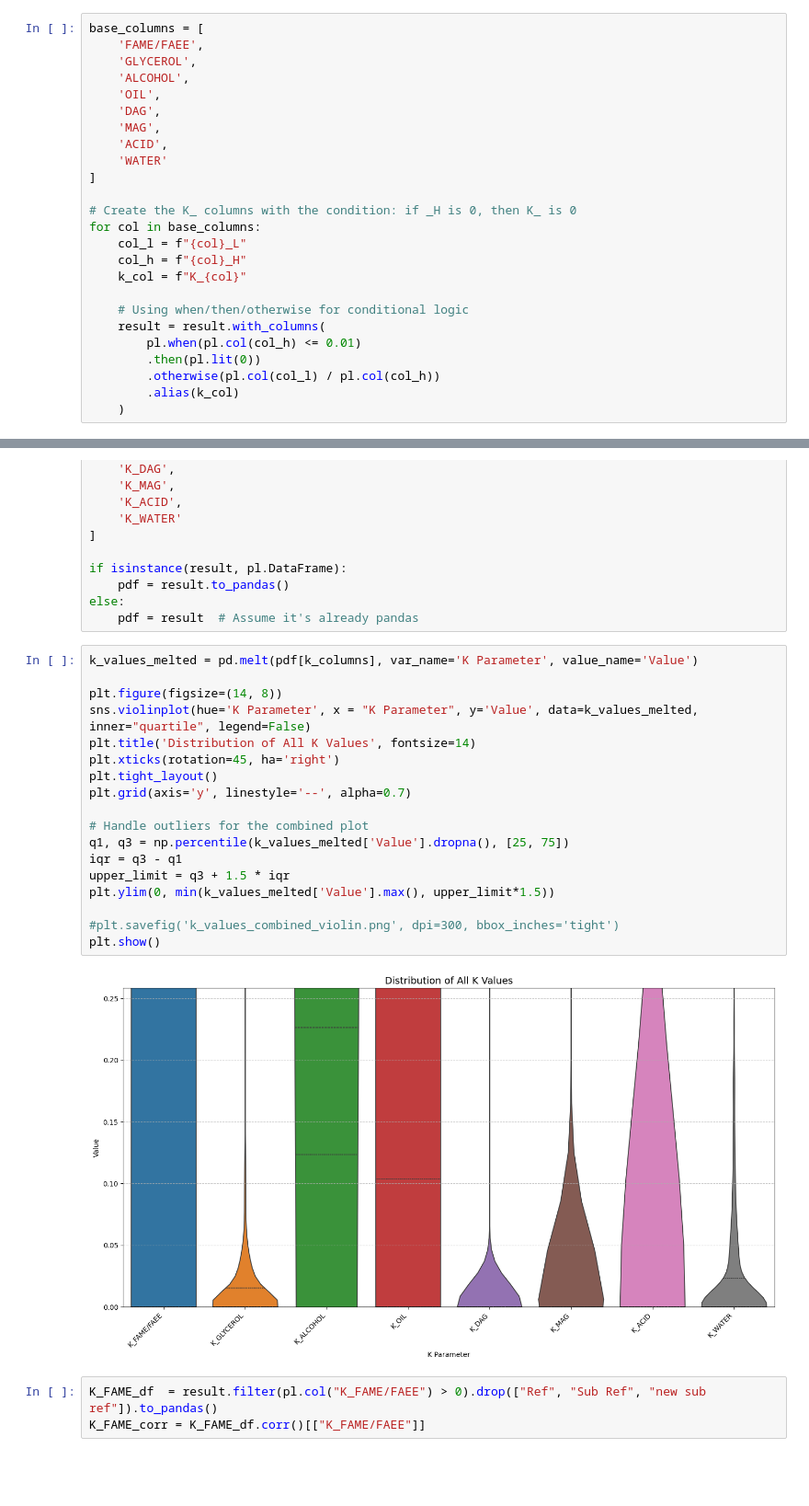
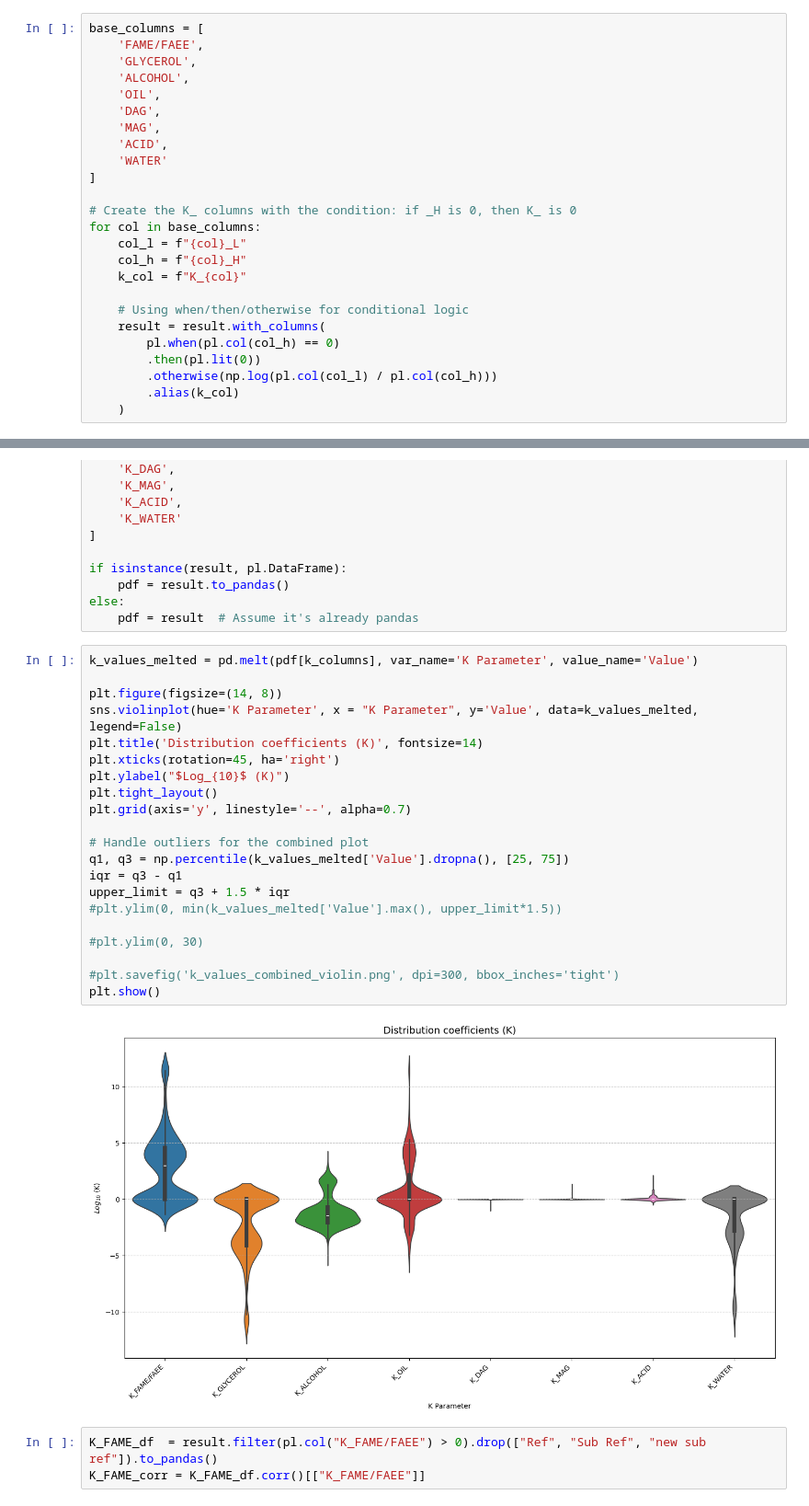
Before and after one commit to Juandhb99/ThermOleo, a Jupyter notebook: ExperimentalData/experimental_data_analysis.ipynb, the cells around one changed output, grey strips where cells are left out. Shown at 92% size. Saved outputs shown, nothing was run; the diff lists cells and outputs as text; blank space fills up the shorter version.

```diff
--- a/ExperimentalData/experimental_data_analysis.ipynb
+++ b/ExperimentalData/experimental_data_analysis.ipynb
@@ -640,9 +642,9 @@ for col in base_columns:
 
     # Using when/then/otherwise for conditional logic
     result = result.with_columns(
-        pl.when(pl.col(col_h) <= 0.01)
+        pl.when(pl.col(col_h) == 0)
         .then(pl.lit(0))
-        .otherwise(pl.col(col_l) / pl.col(col_h))
+        .otherwise(np.log(pl.col(col_l) / pl.col(col_h)))
         .alias(k_col)
     )
 # %%
@@ -664,23 +666,26 @@ else:
 # %%
 k_values_melted = pd.melt(pdf[k_columns], var_name='K Parameter', value_name='Value')
 
 plt.figure(figsize=(14, 8))
-sns.violinplot(hue='K Parameter', x = "K Parameter", y='Value', data=k_values_melted, inner="quartile", legend=False)
-plt.title('Distribution of All K Values', fontsize=14)
+sns.violinplot(hue='K Parameter', x = "K Parameter", y='Value', data=k_values_melted, legend=False)
+plt.title('Distribution coefficients (K)', fontsize=14)
 plt.xticks(rotation=45, ha='right')
+plt.ylabel("$Log_{10}$ (K)")
 plt.tight_layout()
 plt.grid(axis='y', linestyle='--', alpha=0.7)
 
 # Handle outliers for the combined plot
 q1, q3 = np.percentile(k_values_melted['Value'].dropna(), [25, 75])
 iqr = q3 - q1
 upper_limit = q3 + 1.5 * iqr
-plt.ylim(0, min(k_values_melted['Value'].max(), upper_limit*1.5))
+#plt.ylim(0, min(k_values_melted['Value'].max(), upper_limit*1.5))
+
+#plt.ylim(0, 30)
 
 #plt.savefig('k_values_combined_violin.png', dpi=300, bbox_inches='tight')
 plt.show()
 # %% [output]
-[figure, old version]
+[figure, new version]
 # %%
 K_FAME_df  = result.filter(pl.col("K_FAME/FAEE") > 0).drop(["Ref", "Sub Ref", "new sub ref"]).to_pandas()
 K_FAME_corr = K_FAME_df.corr()[["K_FAME/FAEE"]]
```
Also changed, not shown: parts of 6 cells of this notebook.
